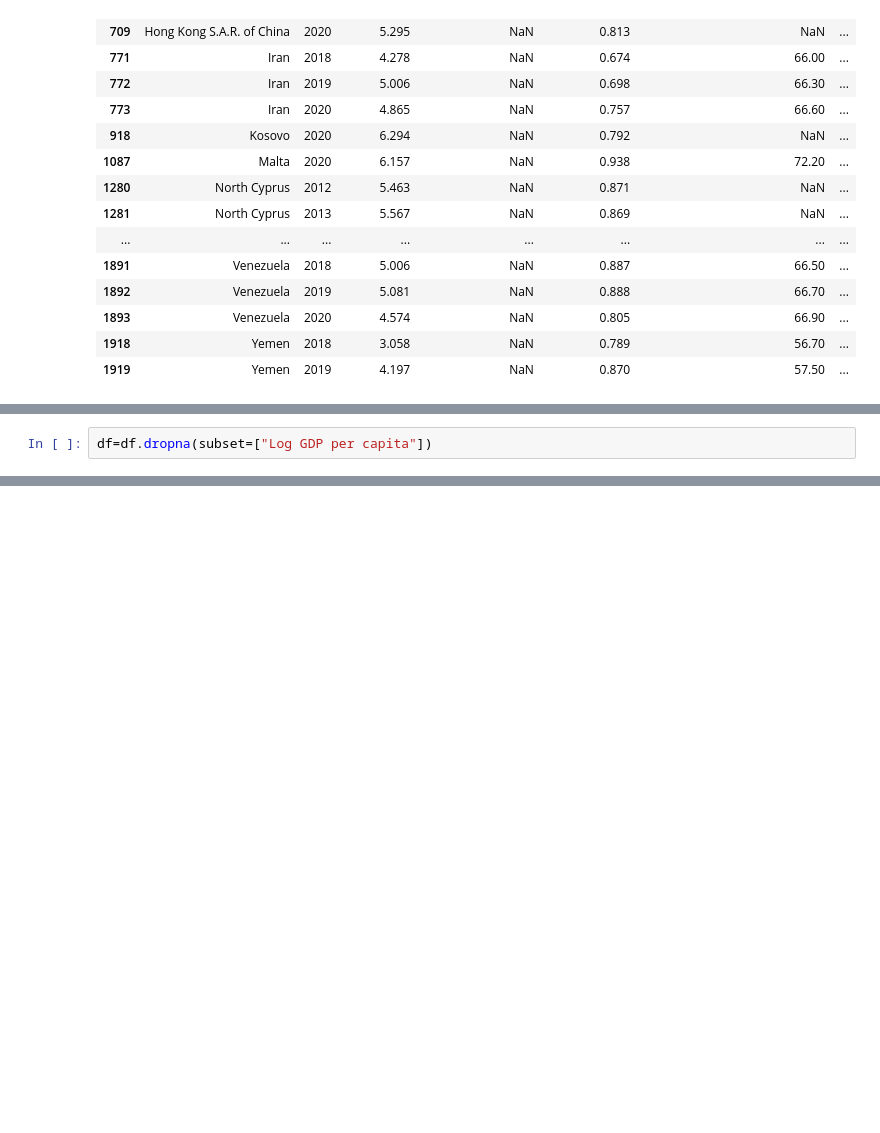
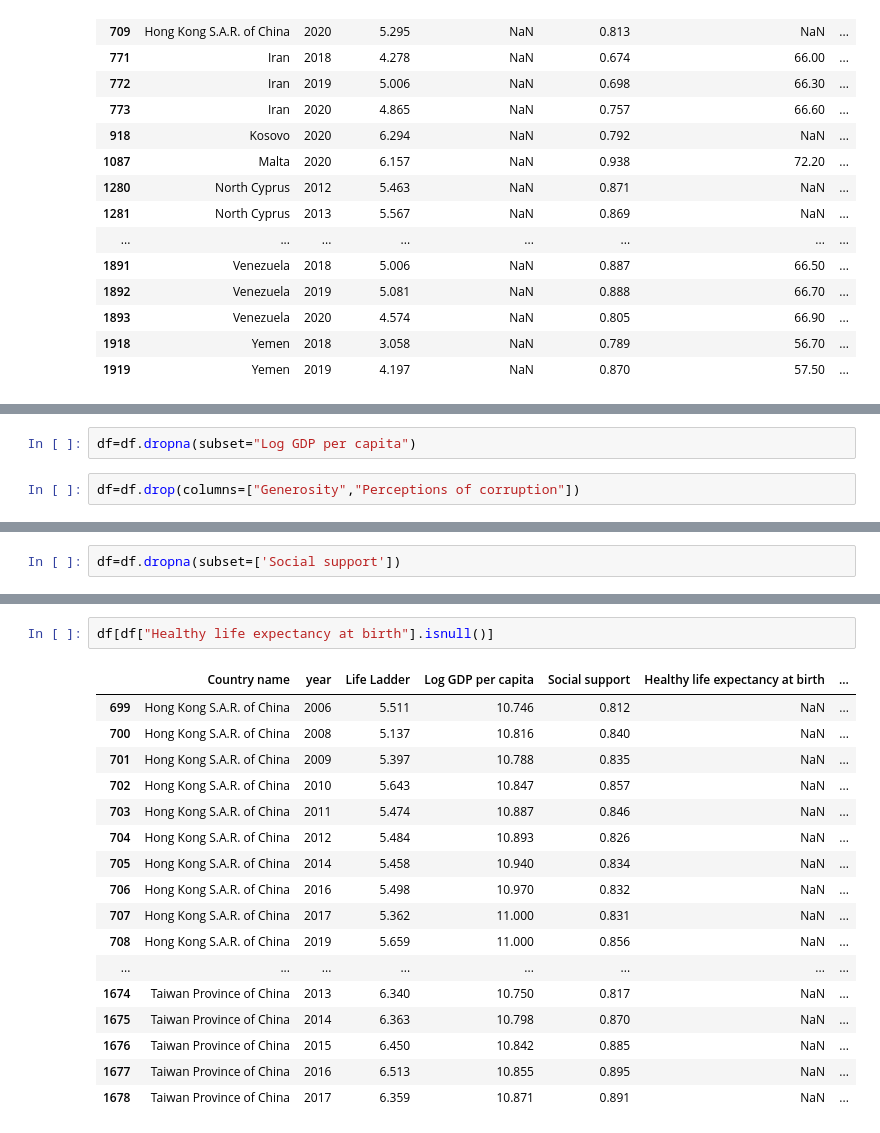
Before and after one commit to shifnalogic/world-happines-, a Jupyter notebook: data_cleaning.ipynb, the cells around one changed output, grey strips where cells are left out. Drawn from its saved outputs; the diff is of its cells as text; blank space fills up the shorter version.

```diff
--- a/data_cleaning.ipynb
+++ b/data_cleaning.ipynb
@@ -115,5 +120,7 @@ df[df["Log GDP per capita"].isnull()]
 # %%
-df=df.dropna(subset=["Log GDP per capita"])
+df=df.dropna(subset="Log GDP per capita")
+# %%
+df=df.drop(columns=["Generosity","Perceptions of corruption"])
 # %%
 df.isnull().sum()
 # %% [output]
@@ -131,0 +165,2 @@ dtype: int64
+# %%
+df=df.dropna(subset=['Social support'])
@@ -131,0 +199,20 @@ dtype: int64
+# %%
+df[df["Healthy life expectancy at birth"].isnull()]
+# %% [output]
+|  | Country name | year | Life Ladder | Log GDP per capita | Social support | Healthy life expectancy at birth | ... |
+| 699 | Hong Kong S.A.R. of China | 2006 | 5.511 | 10.746 | 0.812 | NaN | ... |
+| 700 | Hong Kong S.A.R. of China | 2008 | 5.137 | 10.816 | 0.840 | NaN | ... |
+| 701 | Hong Kong S.A.R. of China | 2009 | 5.397 | 10.788 | 0.835 | NaN | ... |
+| 702 | Hong Kong S.A.R. of China | 2010 | 5.643 | 10.847 | 0.857 | NaN | ... |
+| 703 | Hong Kong S.A.R. of China | 2011 | 5.474 | 10.887 | 0.846 | NaN | ... |
+| 704 | Hong Kong S.A.R. of China | 2012 | 5.484 | 10.893 | 0.826 | NaN | ... |
+| 705 | Hong Kong S.A.R. of China | 2014 | 5.458 | 10.940 | 0.834 | NaN | ... |
+| 706 | Hong Kong S.A.R. of China | 2016 | 5.498 | 10.970 | 0.832 | NaN | ... |
+| 707 | Hong Kong S.A.R. of China | 2017 | 5.362 | 11.000 | 0.831 | NaN | ... |
+| 708 | Hong Kong S.A.R. of China | 2019 | 5.659 | 11.000 | 0.856 | NaN | ... |
+| ... | ... | ... | ... | ... | ... | ... | ... |
+| 1674 | Taiwan Province of China | 2013 | 6.340 | 10.750 | 0.817 | NaN | ... |
+| 1675 | Taiwan Province of China | 2014 | 6.363 | 10.798 | 0.870 | NaN | ... |
+| 1676 | Taiwan Province of China | 2015 | 6.450 | 10.842 | 0.885 | NaN | ... |
+| 1677 | Taiwan Province of China | 2016 | 6.513 | 10.855 | 0.895 | NaN | ... |
+| 1678 | Taiwan Province of China | 2017 | 6.359 | 10.871 | 0.891 | NaN | ... |
```
Also changed, not shown: parts of 36 cells of this notebook.
